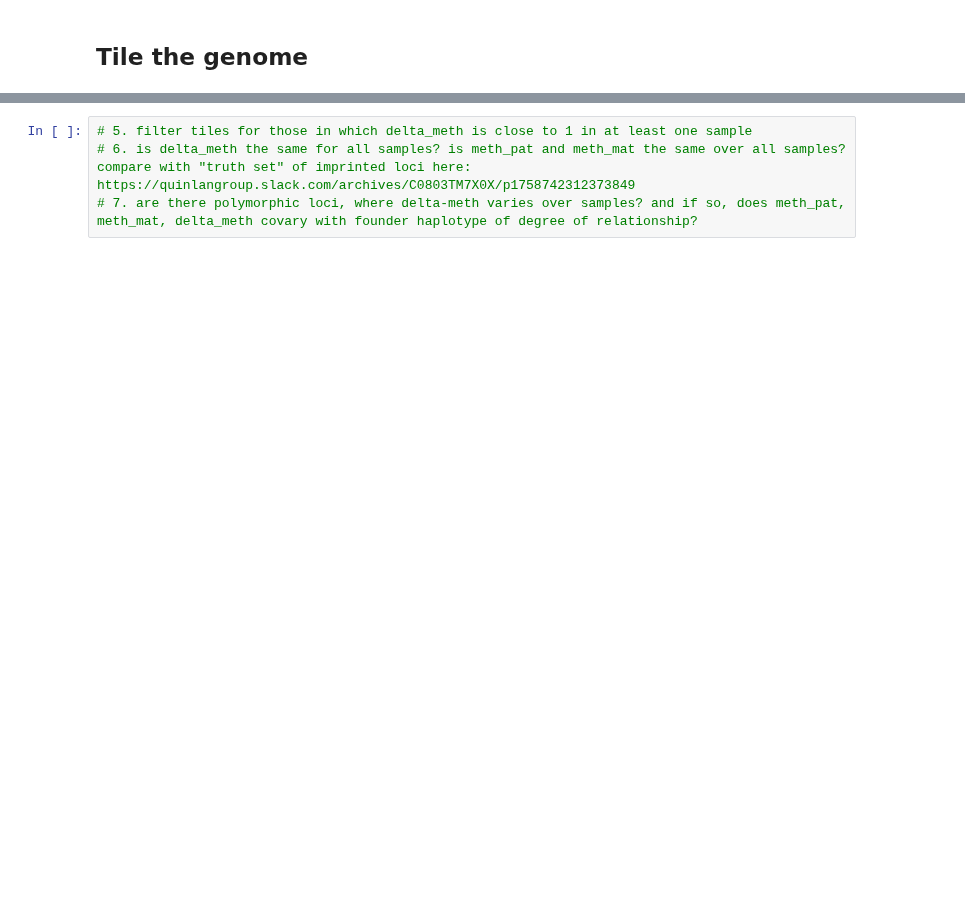
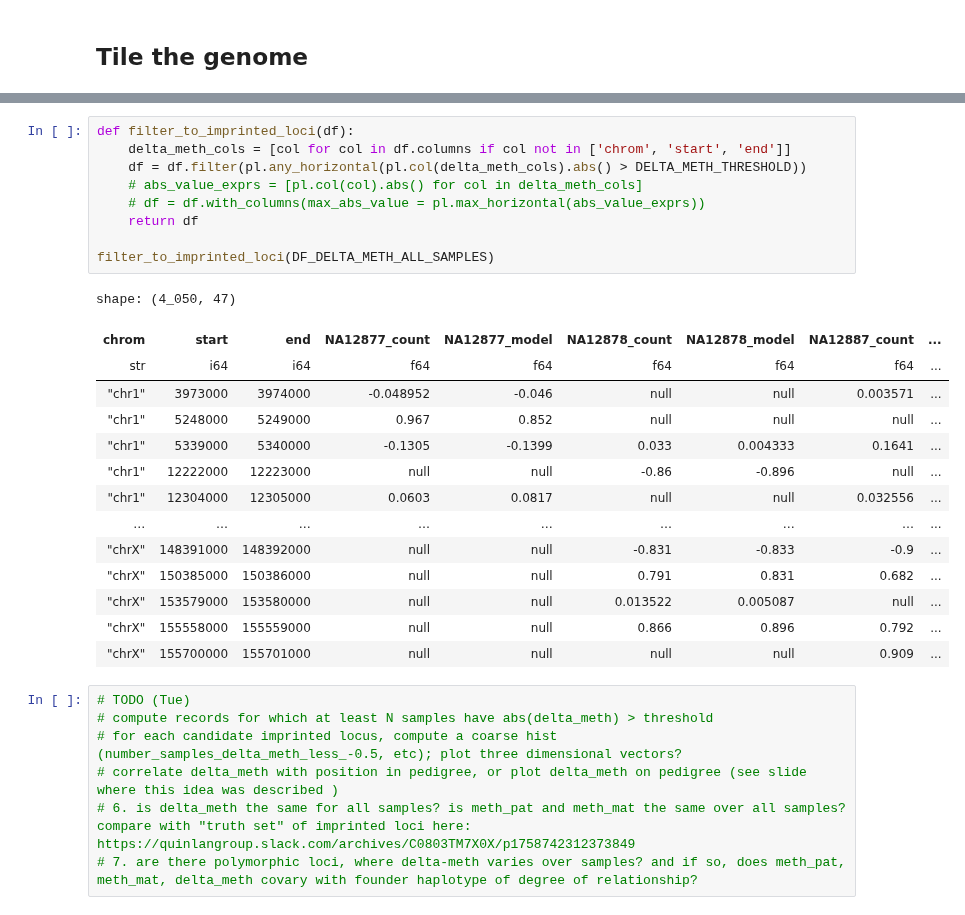
Before and after one commit to quinlan-lab/tapestry, a Jupyter notebook: analysis/imprinting.ipynb, the cells around one changed output, grey strips where cells are left out. Saved outputs shown, nothing was run; the diff lists cells and outputs as text; blank space fills up the shorter version.

```diff
--- a/analysis/imprinting.ipynb
+++ b/analysis/imprinting.ipynb
@@ -49,4 +191,31 @@ DF_TILES_WITH_METH
+# %%
+def filter_to_imprinted_loci(df):
+    delta_meth_cols = [col for col in df.columns if col not in ['chrom', 'start', 'end']]
+    df = df.filter(pl.any_horizontal(pl.col(delta_meth_cols).abs() > DELTA_METH_THRESHOLD))
+    # abs_value_exprs = [pl.col(col).abs() for col in delta_meth_cols]
+    # df = df.with_columns(max_abs_value = pl.max_horizontal(abs_value_exprs))
+    return df
+
+filter_to_imprinted_loci(DF_DELTA_METH_ALL_SAMPLES)
+# %% [output]
+shape: (4_050, 47)
+| chrom | start | end | NA12877_count | NA12877_model | NA12878_count | NA12878_model | NA12887_count | ... |
+| str | i64 | i64 | f64 | f64 | f64 | f64 | f64 | ... |
+| "chr1" | 3973000 | 3974000 | -0.048952 | -0.046 | null | null | 0.003571 | ... |
+| "chr1" | 5248000 | 5249000 | 0.967 | 0.852 | null | null | null | ... |
+| "chr1" | 5339000 | 5340000 | -0.1305 | -0.1399 | 0.033 | 0.004333 | 0.1641 | ... |
+| "chr1" | 12222000 | 12223000 | null | null | -0.86 | -0.896 | null | ... |
+| "chr1" | 12304000 | 12305000 | 0.0603 | 0.0817 | null | null | 0.032556 | ... |
+| … | … | … | … | … | … | … | … | ... |
+| "chrX" | 148391000 | 148392000 | null | null | -0.831 | -0.833 | -0.9 | ... |
+| "chrX" | 150385000 | 150386000 | null | null | 0.791 | 0.831 | 0.682 | ... |
+| "chrX" | 153579000 | 153580000 | null | null | 0.013522 | 0.005087 | null | ... |
+| "chrX" | 155558000 | 155559000 | null | null | 0.866 | 0.896 | 0.792 | ... |
+| "chrX" | 155700000 | 155701000 | null | null | null | null | 0.909 | ... |
 # %%
-# 5. filter tiles for those in which delta_meth is close to 1 in at least one sample
+# TODO (Tue)
+# compute records for which at least N samples have abs(delta_meth) > threshold
+# for each candidate imprinted locus, compute a coarse hist (number_samples_delta_meth_less_-0.5, etc); plot three dimensional vectors?
+# correlate delta_meth with position in pedigree, or plot delta_meth on pedigree (see slide where this idea was described )
 # 6. is delta_meth the same for all samples? is meth_pat and meth_mat the same over all samples? compare with "truth set" of imprinted loci here: https://quinlangroup.slack.com/archives/C0803TM7X0X/p1758742312373849
 # 7. are there polymorphic loci, where delta-meth varies over samples? and if so, does meth_pat, meth_mat, delta_meth covary with founder haplotype of degree of relationship?
```
Also changed, not shown: parts of 15 cells of this notebook.
